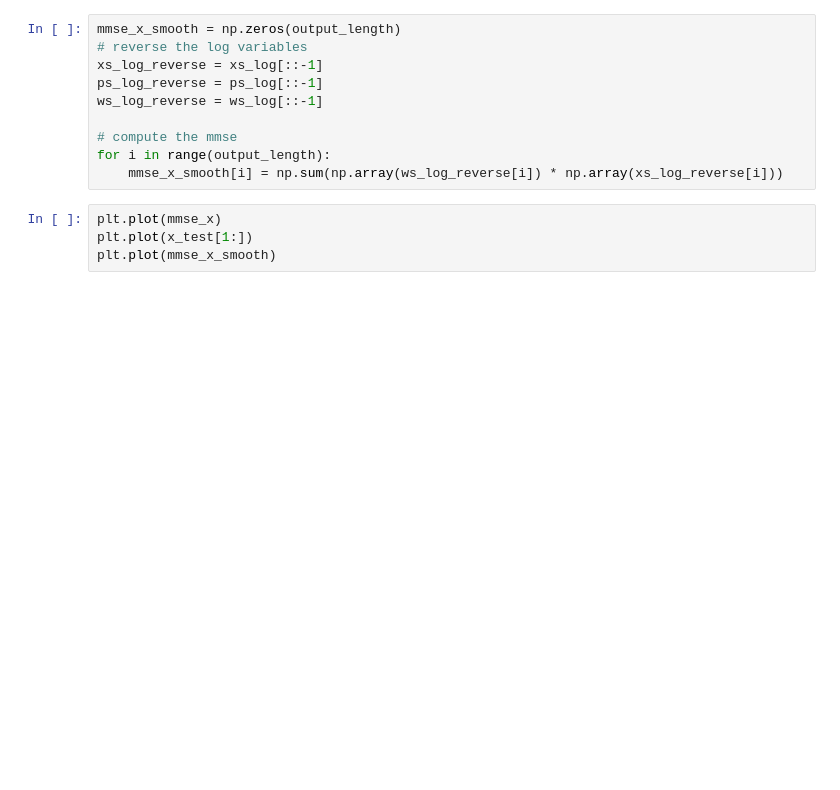
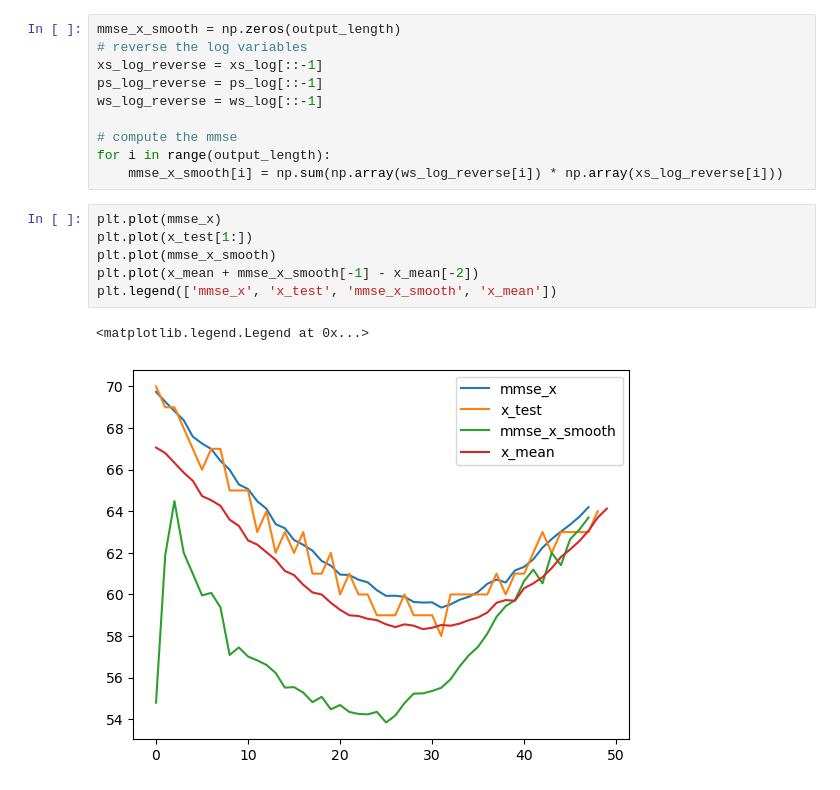
Before and after one commit to thinhhoang95/smoothie, a Jupyter notebook: SmoothIE_PROTOTYPE.ipynb, the cells around one changed output. Cells and saved outputs as stored; diff of their text form; blank space fills up the shorter version.

Commit message:
Check Smoothie

```diff
--- a/SmoothIE_PROTOTYPE.ipynb
+++ b/SmoothIE_PROTOTYPE.ipynb
@@ -580,4 +605,9 @@ for i in range(output_length):
 # %%
 plt.plot(mmse_x)
 plt.plot(x_test[1:])
 plt.plot(mmse_x_smooth)
+plt.plot(x_mean + mmse_x_smooth[-1] - x_mean[-2])
+plt.legend(['mmse_x', 'x_test', 'mmse_x_smooth', 'x_mean'])
+# %% [output]
+<matplotlib.legend.Legend at 0x...>
+[figure, added]
```
Also changed, not shown: parts of 4 cells of this notebook.
